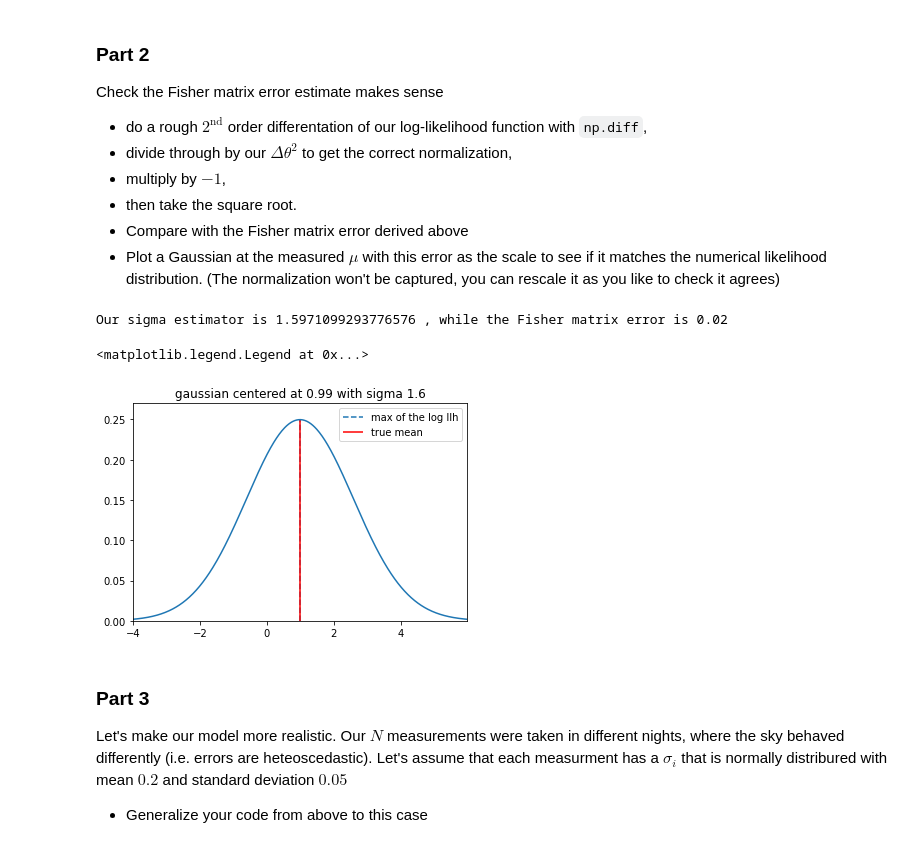
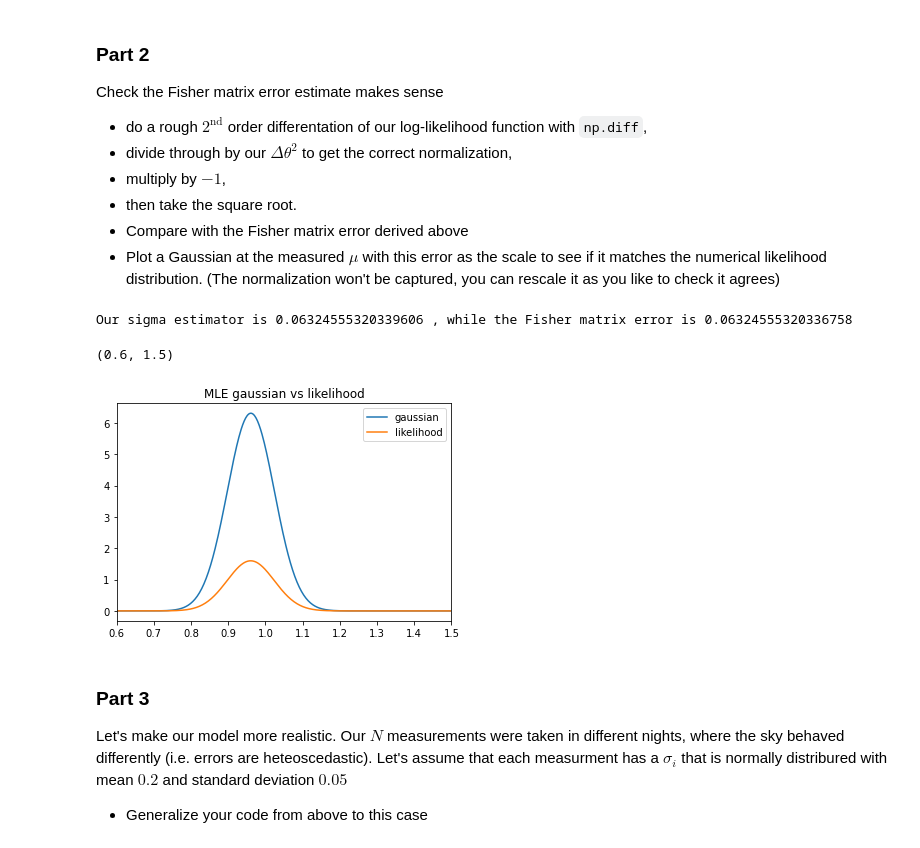
Before and after one commit to lisam10/astrostatistics_bicocca_2024, a Jupyter notebook: working/W05_quasarpos.ipynb, the cells around one changed output. Saved outputs shown, nothing was run; the diff lists cells and outputs as text; code cells hidden in the pictures.

```diff
--- a/working/W05_quasarpos.ipynb
+++ b/working/W05_quasarpos.ipynb
@@ -63,27 +73,30 @@ Check the Fisher matrix error estimate makes sense
 - then take the square root.
 - Compare with the Fisher matrix error derived above
 - Plot a Gaussian at the measured $\mu$ with this error as the scale to see if it matches the numerical likelihood distribution. (The normalization won't be captured, you can rescale it as you like to check it agrees)
-# %%
-#-- something wrong for sure
-diff_llh = np.diff(log_llh, 2)
-
-#normalization + computation
-diff_llh = np.sqrt( (diff_llh/sigma) * (-1) )
-print('Our sigma estimator is', diff_llh[0], ', while the Fisher matrix error is', sigma /np.sqrt(Nsamples))
-
-y = np.linspace(-10, 10, 1000)
-gauss = scipy.stats.norm(x_max, diff_llh[0])
-plt.plot(y, gauss.pdf(y))
-plt.vlines (x_max, 0, 0.25, linestyles='dashed', label='max of the log llh')
-plt.vlines (mean, 0, 0.25, linestyles='solid', color='red', label='true mean')
-plt.xlim([x_max - 5, x_max + 5])
-plt.ylim([0, 0.27])
-plt.title('gaussian centered at ' + '{:.2}'.format(x_max) + ' with sigma ' + '{:.2}'.format(diff_llh[0]))
-plt.legend()
-# %% [output]
-Our sigma estimator is 1.5971099293776576 , while the Fisher matrix error is 0.02
-<matplotlib.legend.Legend at 0x...>
-[figure, removed]
+# %%
+diff_llh = np.diff(log_llh, 2) #all the elements in the array are the same since llh is a parabola
+#normalization + computation
+diff_llh /= -1 * (x[1] - x[0])**2
+diff_llh = np.power(diff_llh[np.argmax(log_llh)], -1/2)
+
+MLE_sigma = sigma /np.sqrt(Nsamples)
+print('Our sigma estimator is', diff_llh, ', while the Fisher matrix error is', MLE_sigma)
+
+#plotting the gaussian we obtained
+gauss = norm(MLE_mean, MLE_sigma)
+plt.plot(x, gauss.pdf(x), label='gaussian')
+
+#along with the numerical llh
+const = 1/3
+plt.plot(x, const * llh, label = 'likelihood')
+
+plt.title('MLE gaussian vs likelihood')
+plt.legend()
+plt.xlim([0.6, 1.5])
+# %% [output]
+Our sigma estimator is 0.06324555320339606 , while the Fisher matrix error is 0.06324555320336758
+(0.6, 1.5)
+[figure, added]
 # %% [markdown]
 
 ### Part 3
```
Also changed, not shown: parts of 13 cells of this notebook.
